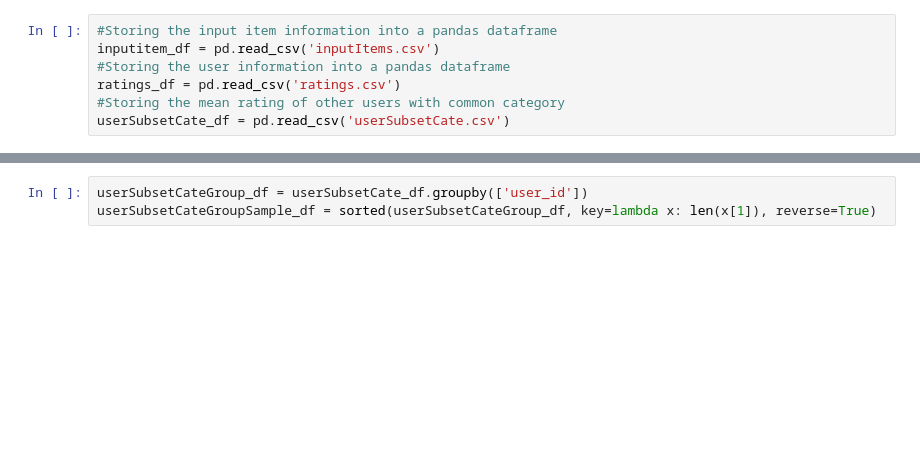
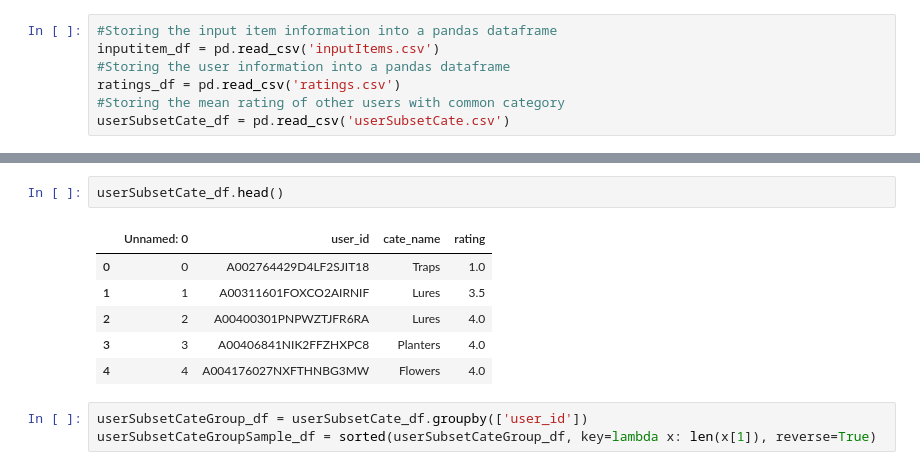
Before and after one commit to MingzeTR/MMF-Data-Science-Project, a Jupyter notebook: recommend_system_code.ipynb, the cells around one changed output, grey strips where cells are left out. Cells and saved outputs as stored; diff of their text form; blank space fills up the shorter version.

```diff
--- a/recommend_system_code.ipynb
+++ b/recommend_system_code.ipynb
@@ -15,3 +33,12 @@ userSubsetCate_df = pd.read_csv('userSubsetCate.csv')
+# %%
+userSubsetCate_df.head()
+# %% [output]
+|  | Unnamed: 0 | user_id | cate_name | rating |
+| 0 | 0 | A002764429D4LF2SJIT18 | Traps | 1.0 |
+| 1 | 1 | A00311601FOXCO2AIRNIF | Lures | 3.5 |
+| 2 | 2 | A00400301PNPWZTJFR6RA | Lures | 4.0 |
+| 3 | 3 | A00406841NIK2FFZHXPC8 | Planters | 4.0 |
+| 4 | 4 | A004176027NXFTHNBG3MW | Flowers | 4.0 |
 # %%
 userSubsetCateGroup_df = userSubsetCate_df.groupby(['user_id'])
 userSubsetCateGroupSample_df = sorted(userSubsetCateGroup_df, key=lambda x: len(x[1]), reverse=True)
```
Also changed, not shown: parts of 8 cells of this notebook.
